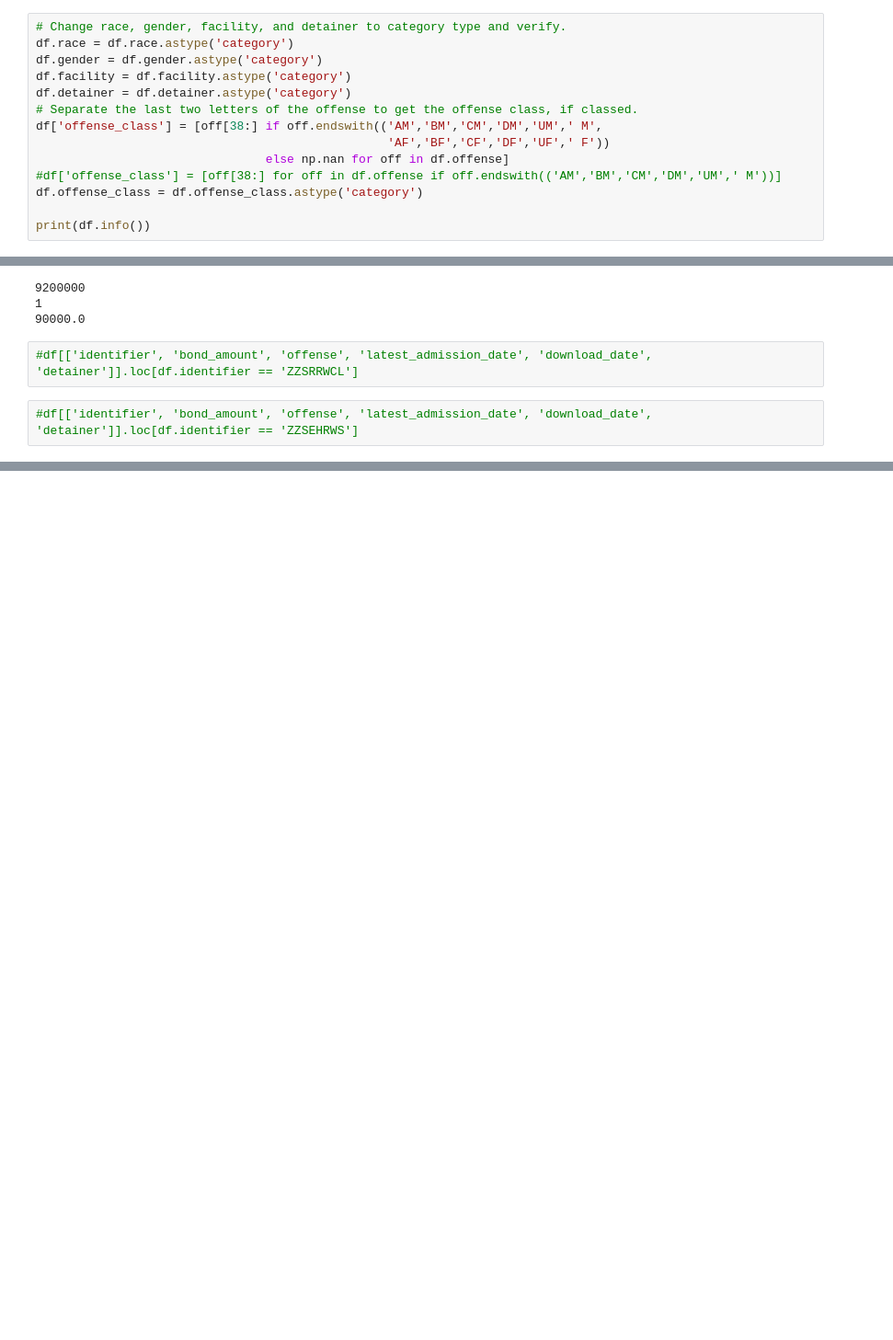
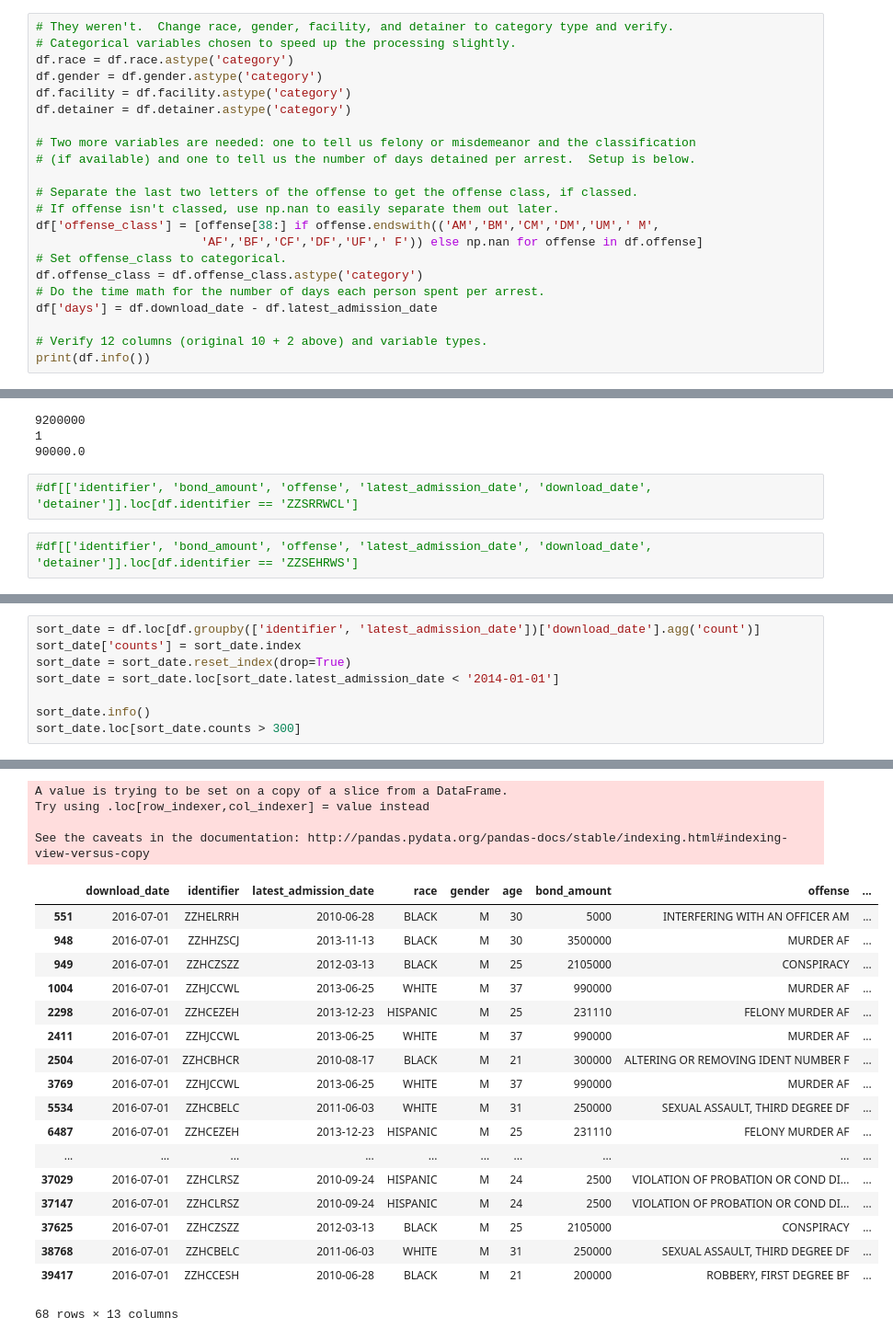
Before and after one commit to SlothDream/SBCap1_CT, a Jupyter notebook: CT_csv.ipynb, the cells around one changed output, grey strips where cells are left out. Shown at 92% size. Drawn from its saved outputs; the diff is of its cells as text; blank space fills up the shorter version.

```diff
--- a/CT_csv.ipynb
+++ b/CT_csv.ipynb
@@ -42,18 +40,26 @@ dtypes: datetime64[ns](2), int64(2), object(6)
 memory usage: 204.2+ MB
 None
 # %%
-# Change race, gender, facility, and detainer to category type and verify.
+# They weren't.  Change race, gender, facility, and detainer to category type and verify.
+# Categorical variables chosen to speed up the processing slightly.
 df.race = df.race.astype('category')
 df.gender = df.gender.astype('category')
 df.facility = df.facility.astype('category')
 df.detainer = df.detainer.astype('category')
+
+# Two more variables are needed: one to tell us felony or misdemeanor and the classification
+# (if available) and one to tell us the number of days detained per arrest.  Setup is below.
+
 # Separate the last two letters of the offense to get the offense class, if classed.
-df['offense_class'] = [off[38:] if off.endswith(('AM','BM','CM','DM','UM',' M',
-                                                 'AF','BF','CF','DF','UF',' F'))
-                                else np.nan for off in df.offense]
-#df['offense_class'] = [off[38:] for off in df.offense if off.endswith(('AM','BM','CM','DM','UM',' M'))]
+# If offense isn't classed, use np.nan to easily separate them out later.
+df['offense_class'] = [offense[38:] if offense.endswith(('AM','BM','CM','DM','UM',' M',
+                       'AF','BF','CF','DF','UF',' F')) else np.nan for offense in df.offense]
+# Set offense_class to categorical.
 df.offense_class = df.offense_class.astype('category')
+# Do the time math for the number of days each person spent per arrest.
+df['days'] = df.download_date - df.latest_admission_date
 
+# Verify 12 columns (original 10 + 2 above) and variable types.
 print(df.info())
 # %% [output]
 <class 'pandas.core.frame.DataFrame'>
@@ -273,0 +294,9 @@ print(classed.bond_amount.median(), 'median bond')
+# %%
+sort_date = df.loc[df.groupby(['identifier', 'latest_admission_date'])['download_date'].agg('count')]
+sort_date['counts'] = sort_date.index
+sort_date = sort_date.reset_index(drop=True)
+sort_date = sort_date.loc[sort_date.latest_admission_date < '2014-01-01']
+
+sort_date.info()
+sort_date.loc[sort_date.counts > 300]
+# %% [output]
@@ -273,0 +321,22 @@ print(classed.bond_amount.median(), 'median bond')
+A value is trying to be set on a copy of a slice from a DataFrame.
+Try using .loc[row_indexer,col_indexer] = value instead
+
+See the caveats in the documentation: http://pandas.pydata.org/pandas-docs/stable/indexing.html#indexing-view-versus-copy
+|  | download_date | identifier | latest_admission_date | race | gender | age | bond_amount | offense | ... |
+| 551 | 2016-07-01 | ZZHELRRH | 2010-06-28 | BLACK | M | 30 | 5000 | INTERFERING WITH AN OFFICER AM | ... |
+| 948 | 2016-07-01 | ZZHHZSCJ | 2013-11-13 | BLACK | M | 30 | 3500000 | MURDER AF | ... |
+| 949 | 2016-07-01 | ZZHCZSZZ | 2012-03-13 | BLACK | M | 25 | 2105000 | CONSPIRACY | ... |
+| 1004 | 2016-07-01 | ZZHJCCWL | 2013-06-25 | WHITE | M | 37 | 990000 | MURDER AF | ... |
+| 2298 | 2016-07-01 | ZZHCEZEH | 2013-12-23 | HISPANIC | M | 25 | 231110 | FELONY MURDER AF | ... |
+| 2411 | 2016-07-01 | ZZHJCCWL | 2013-06-25 | WHITE | M | 37 | 990000 | MURDER AF | ... |
+| 2504 | 2016-07-01 | ZZHCBHCR | 2010-08-17 | BLACK | M | 21 | 300000 | ALTERING OR REMOVING IDENT NUMBER F | ... |
+| 3769 | 2016-07-01 | ZZHJCCWL | 2013-06-25 | WHITE | M | 37 | 990000 | MURDER AF | ... |
+| 5534 | 2016-07-01 | ZZHCBELC | 2011-06-03 | WHITE | M | 31 | 250000 | SEXUAL ASSAULT, THIRD DEGREE DF | ... |
+| 6487 | 2016-07-01 | ZZHCEZEH | 2013-12-23 | HISPANIC | M | 25 | 231110 | FELONY MURDER AF | ... |
+| ... | ... | ... | ... | ... | ... | ... | ... | ... | ... |
+| 37029 | 2016-07-01 | ZZHCLRSZ | 2010-09-24 | HISPANIC | M | 24 | 2500 | VIOLATION OF PROBATION OR COND DI... | ... |
+| 37147 | 2016-07-01 | ZZHCLRSZ | 2010-09-24 | HISPANIC | M | 24 | 2500 | VIOLATION OF PROBATION OR COND DI... | ... |
+| 37625 | 2016-07-01 | ZZHCZSZZ | 2012-03-13 | BLACK | M | 25 | 2105000 | CONSPIRACY | ... |
+| 38768 | 2016-07-01 | ZZHCBELC | 2011-06-03 | WHITE | M | 31 | 250000 | SEXUAL ASSAULT, THIRD DEGREE DF | ... |
+| 39417 | 2016-07-01 | ZZHCCESH | 2010-06-28 | BLACK | M | 21 | 200000 | ROBBERY, FIRST DEGREE BF | ... |
+68 rows × 13 columns
```
Also changed, not shown: parts of 23 cells of this notebook.
